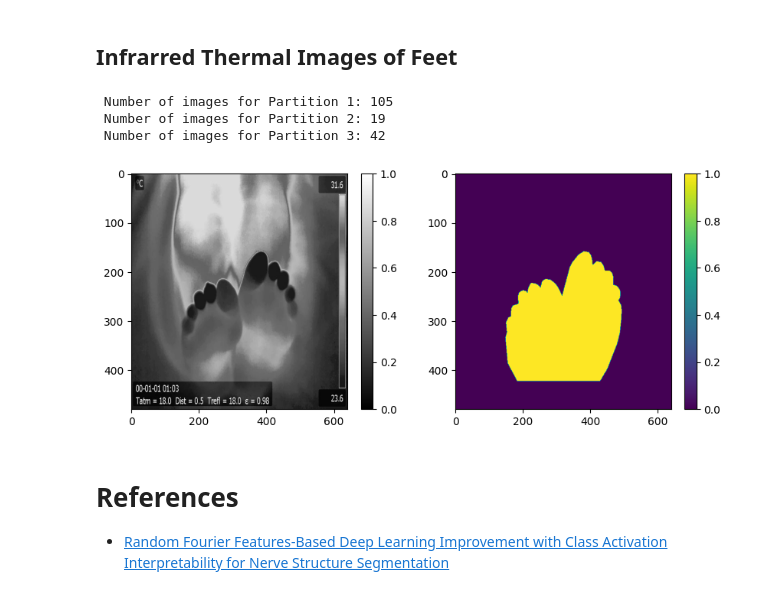
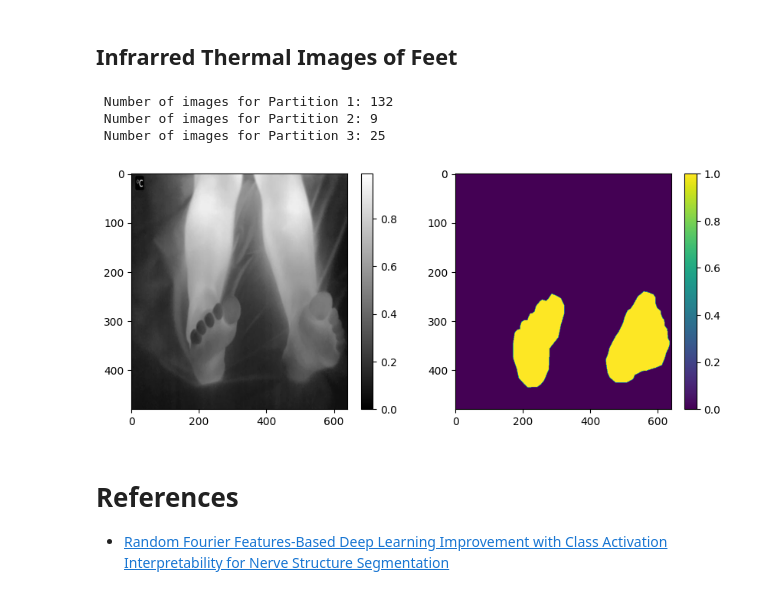
Before and after one commit to UN-GCPDS/python-gcpds.image_segmentation, a Jupyter notebook: docs/source/notebooks/02-datasets.ipynb, the cells around one changed output. Cells and saved outputs as stored; diff of their text form; code cells hidden in the pictures.

Commit message:
update: seed for infrared dataset

```diff
--- a/docs/source/notebooks/02-datasets.ipynb
+++ b/docs/source/notebooks/02-datasets.ipynb
@@ -69,28 +69,28 @@ plt.show()
 # %%
 from gcpds.image_segmentation.datasets.segmentation import InfraredThermalFeet
 
-dataset = InfraredThermalFeet(split=[0.2,0.2],seed=70)
+dataset = InfraredThermalFeet(split=[0.1,0.2])
 train_dataset, val_dataset, test_dataset = dataset()
 train_dataset = train_dataset.batch(1)
 test_dataset = test_dataset.batch(1)
 val_dataset = val_dataset.batch(1)
 
 
 plt.figure(figsize=(10, 4))
 for img, mask, id_img in train_dataset.take(1):
     plt.subplot(1,2,1)
     plt.imshow(img[0,...],aspect='auto', cmap='gray')
     plt.colorbar()
     plt.subplot(1,2,2)
     plt.imshow(mask[0,...,0],aspect='auto')
     plt.colorbar()
 
 plt.show()
 # %% [output]
- Number of images for Partition 1: 105
- Number of images for Partition 2: 19
- Number of images for Partition 3: 42
+ Number of images for Partition 1: 132
+ Number of images for Partition 2: 9
+ Number of images for Partition 3: 25
-[figure, old version]
+[figure, new version]
 # %% [markdown]
 # References
 
```
Also changed, not shown: 1 other file.
